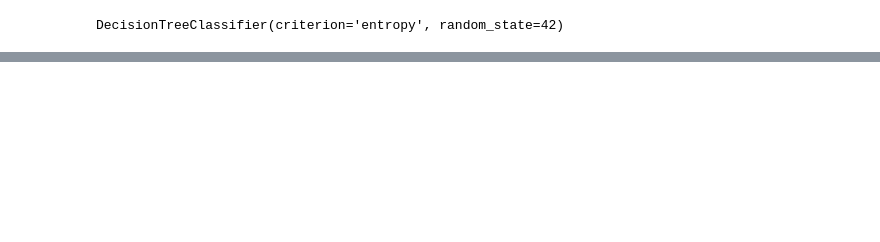
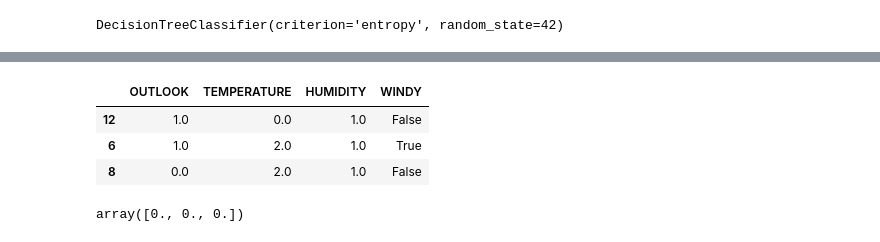
Before and after one commit to shahjamanbadhon/Data-Mining, a Jupyter notebook: Lab5_Decision_Tree.ipynb, the cells around one changed output, grey strips where cells are left out. Cells and saved outputs as stored; diff of their text form; code cells hidden in the pictures; blank space fills up the shorter version.

```diff
--- a/Lab5_Decision_Tree.ipynb
+++ b/Lab5_Decision_Tree.ipynb
@@ -105,0 +120,12 @@ plt.show()
+# %%
+x_test
+# %% [output]
+|  | OUTLOOK | TEMPERATURE | HUMIDITY | WINDY |
+| 12 | 1.0 | 0.0 | 1.0 | False |
+| 6 | 1.0 | 2.0 | 1.0 | True |
+| 8 | 0.0 | 2.0 | 1.0 | False |
+# %%
+y_pred = dt.predict(x_test)
+y_pred
+# %% [output]
+array([0., 0., 0.])
```
Also changed, not shown: parts of 20 cells of this notebook.
